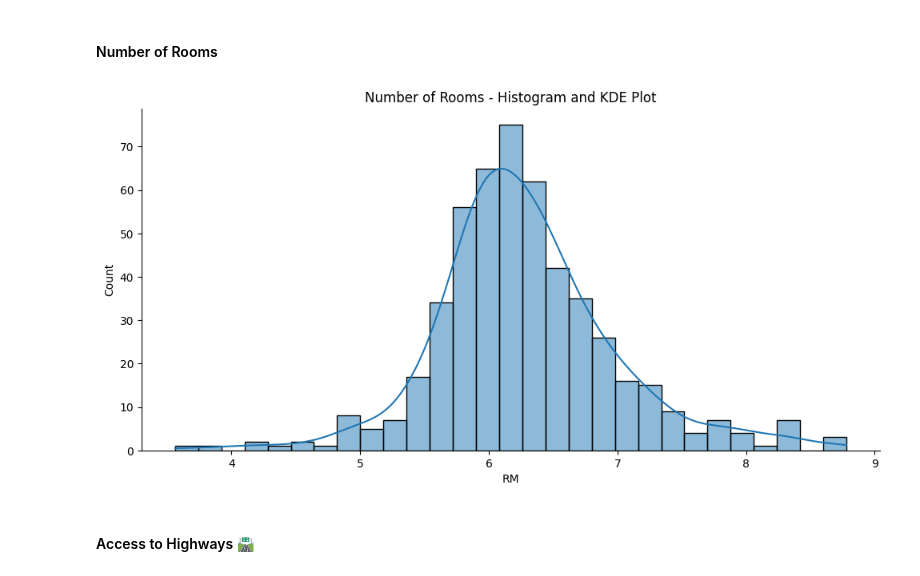
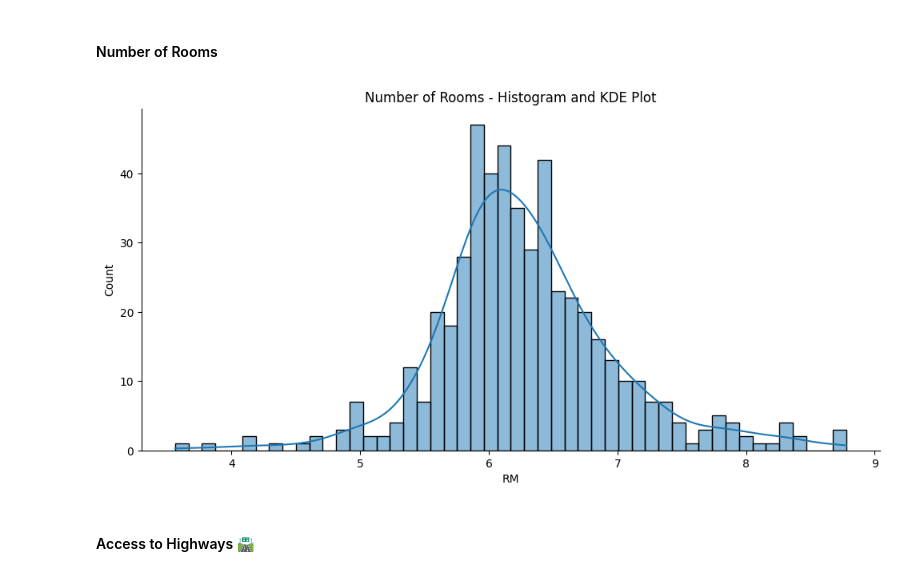
Before and after one commit to ahpmatias/capstone-boston-house-prices, a Jupyter notebook: Multivariable_Regression_and_Valuation_Model_(start).ipynb, the cells around one changed output. Drawn from its saved outputs; the diff is of its cells as text; code cells hidden in the pictures.

```diff
--- a/Multivariable_Regression_and_Valuation_Model_(start).ipynb
+++ b/Multivariable_Regression_and_Valuation_Model_(start).ipynb
@@ -205,15 +206,16 @@ plt.show()
 #### Number of Rooms
 # %%
 rooms_plot = sns.displot(data=data,
-            x='RM',
-            aspect=2,
-            kde=True)
+                         x='RM',
+                         aspect=2,
+                         bins=50,
+                         kde=True)
 
 rooms_plot.set(title='Number of Rooms - Histogram and KDE Plot')
 
 plt.show()
 # %% [output]
-[figure, old version]
+[figure, new version]
 # %% [markdown]
 #### Access to Highways 🛣
 # %%
```
Also changed, not shown: parts of 3 cells of this notebook.
